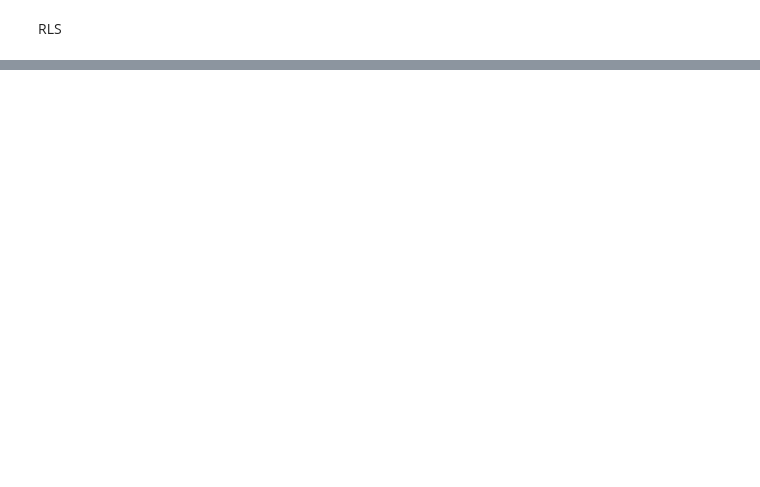
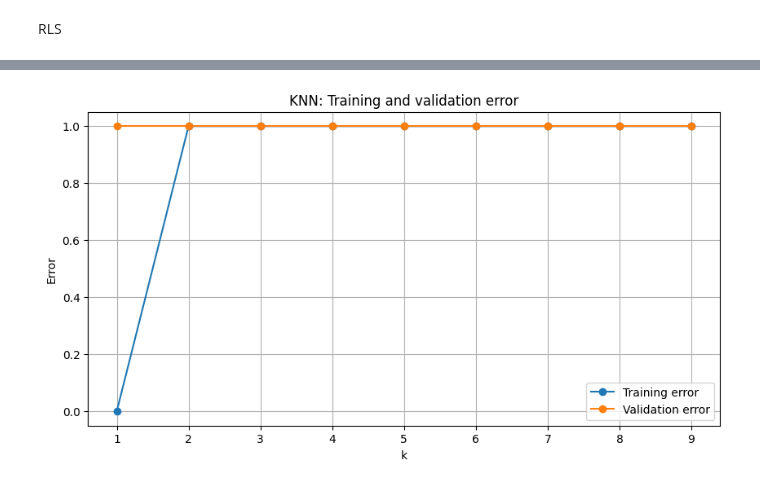
Before and after one commit to Clonecodesash/MachineLearning, a Jupyter notebook: midterm/Training/mid-term.ipynb, the cells around one changed output, grey strips where cells are left out. Cells and saved outputs as stored; diff of their text form; code cells hidden in the pictures; blank space fills up the shorter version.

```diff
--- a/midterm/Training/mid-term.ipynb
+++ b/midterm/Training/mid-term.ipynb
@@ -574,0 +246,80 @@ for dataset in datasets:
+# %%
+
+Xtr3, Ytr3 = load_dataset("dataset_2_train")
+KF = 5
+k_list = [1, 2, 3, 4, 5, 6, 7,8, 9]
+regpar_list = [0.001, 0.01, 0.1, 1, 10]
+
+bestk, bestk_idx, tr_err_mean, tr_err_std, val_err_mean, val_err_std = KFoldCVkNN(Xtr3, Ytr3, 5, k_list)
+print("Best k: ", bestk)
+
+
+
+best_lam, val_mean, val_var, tr_mean, tr_var = KFoldCVRLS(Xtr3, Ytr3, 5, regpar_list)
+print("Best lambda: ", best_lam)
+
+
+
+plt.figure(figsize=(10, 5))
+plt.plot(k_list, tr_err_mean, label="Training error", marker='o', linestyle='-')
+plt.plot(k_list, val_err_mean, label="Validation error", marker='o', linestyle='-')
+plt.xlabel("k")
+plt.ylabel("Error")
+plt.title("KNN: Training and validation error")
+plt.legend()
+plt.grid(True)  # Optional: Add a grid for better readability
+plt.show()
+
+plt.figure(figsize=(10, 5))
+plt.plot(regpar_list, tr_mean, label="Training error", marker='o', linestyle='-')
+plt.plot(regpar_list, val_mean, label="Validation error", marker='o', linestyle='-')
+plt.xlabel("$\lambda$")
+plt.ylabel("Error")
+plt.xscale('log')
+plt.title("RLS: Training and validation error")
+plt.legend()
+plt.grid(True)  # Optional: Add a grid for better readability
+plt.show()
+
+# Measure training time for k-NN with the best k
+start_time = time.time()
+Ypred_knn = kNNClassify(Xtr3, Ytr3, bestk, Xtr3)  # Train and predict on the training set
+training_time_knn = time.time() - start_time
+training_error_knn = calcErrorKNN(Ypred_knn, Ytr3)
+
+# Measure training time for RLS with the best lambda
+start_time = time.time()
+w_rls = regularizedLSTrain(Xtr3, Ytr3, best_lam)  # Train the RLS model
+Ypred_rls = regularizedLSTest(w_rls, Xtr3)  # Predict on the training set
+training_time_rls = time.time() - start_time
+training_error_rls = calcErrorRLS(Ypred_rls, Ytr3)
+
+# Print results
+print(f"k-NN: Best k = {bestk}, Training error = {training_error_knn:.4f}, Training time = {training_time_knn:.4f} seconds")
+print(f"RLS: Best lambda = {best_lam}, Training error = {training_error_rls:.4f}, Training time = {training_time_rls:.4f} seconds")
+
+
+# Data for bar plots
+algorithms = ['k-NN', 'RLS']
+training_errors = [training_error_knn, training_error_rls]
+training_times = [training_time_knn, training_time_rls]
+
+# Create a figure with two subplots (1 row, 2 columns)
+fig, axes = plt.subplots(1, 2, figsize=(14, 5))  # 1 row, 2 columns
+
+# Plot training errors in the first subplot
+axes[0].bar(algorithms, training_errors, color=['blue', 'orange'])
+axes[0].set_ylabel("Training Error")
+axes[0].set_title("Training Error Comparison")
+axes[0].grid(axis='y', linestyle='--', alpha=0.7)
+
+# Plot training times in the second subplot
+axes[1].bar(algorithms, training_times, color=['blue', 'orange'])
+axes[1].set_ylabel("Training Time (seconds)")
+axes[1].set_title("Training Time Comparison")
+axes[1].grid(axis='y', linestyle='--', alpha=0.7)
+
+# Adjust layout and show the combined plot
+plt.tight_layout()
+plt.show()
+# %% [output]
@@ -574,0 +328 @@ for dataset in datasets:
+[figure, added]
```
Also changed, not shown: parts of 12 cells of this notebook, 1 other file.
